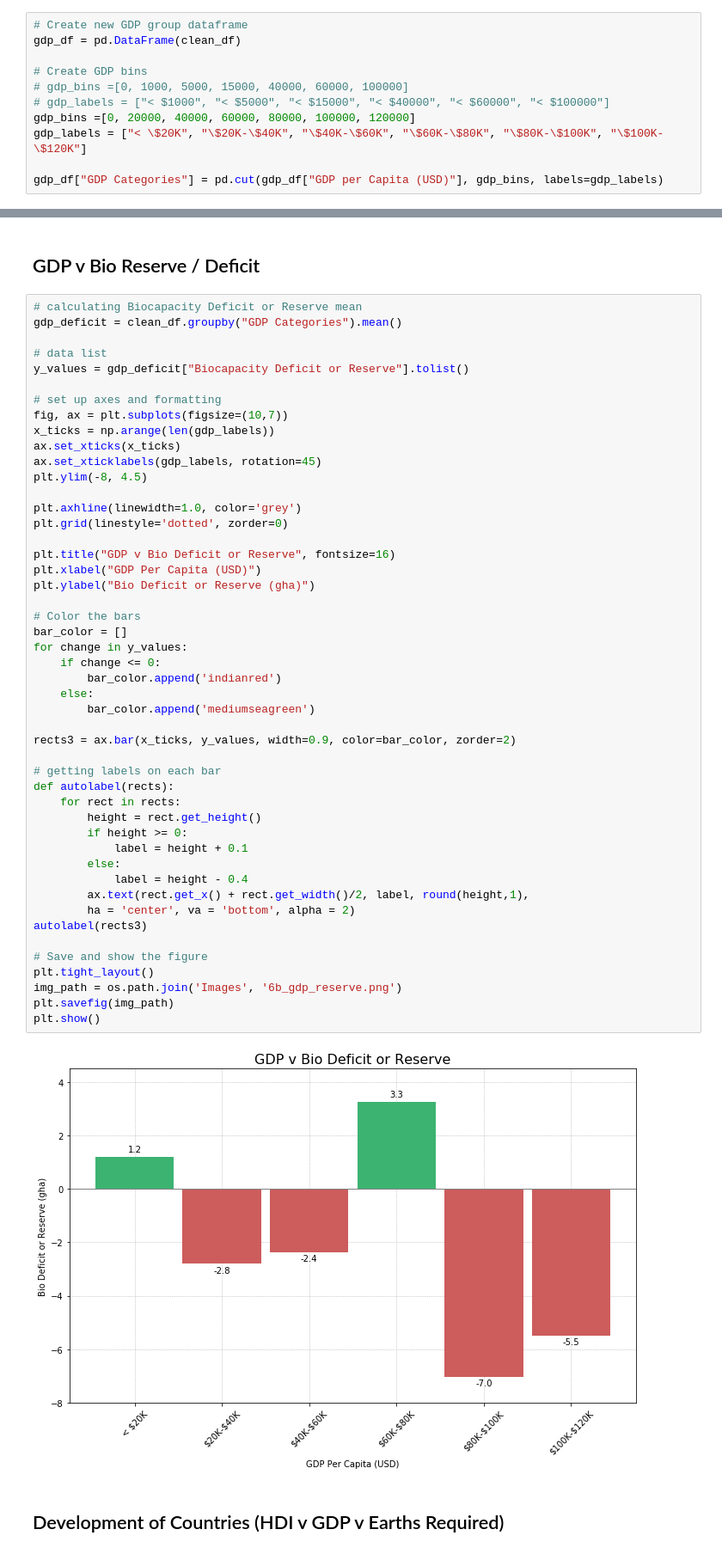
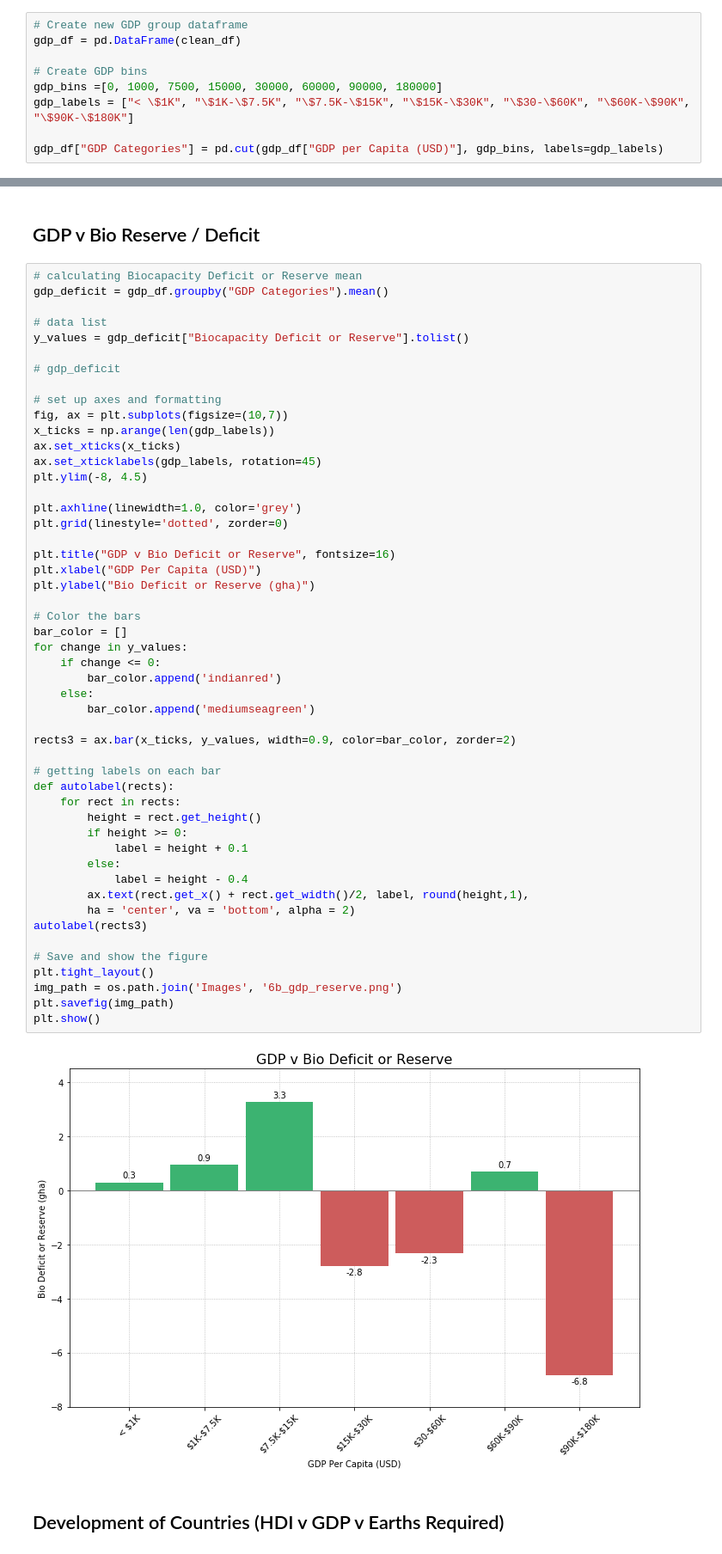
Before and after one commit to limbz-sami/Eco_footprint, a Jupyter notebook: eco_analysis.ipynb, the cells around one changed output, grey strips where cells are left out. Shown at 86% size. Drawn from its saved outputs; the diff is of its cells as text.

```diff
--- a/eco_analysis.ipynb
+++ b/eco_analysis.ipynb
@@ -391,10 +391,8 @@ plt.show()
 gdp_df = pd.DataFrame(clean_df)
 
 # Create GDP bins
-# gdp_bins =[0, 1000, 5000, 15000, 40000, 60000, 100000]
-# gdp_labels = ["< $1000", "< $5000", "< $15000", "< $40000", "< $60000", "< $100000"]
-gdp_bins =[0, 20000, 40000, 60000, 80000, 100000, 120000]
-gdp_labels = ["< \$20K", "\$20K-\$40K", "\$40K-\$60K", "\$60K-\$80K", "\$80K-\$100K", "\$100K-\$120K"]
+gdp_bins =[0, 1000, 7500, 15000, 30000, 60000, 90000, 180000]
+gdp_labels = ["< \$1K", "\$1K-\$7.5K", "\$7.5K-\$15K", "\$15K-\$30K", "\$30-\$60K", "\$60K-\$90K", "\$90K-\$180K"]
 
 gdp_df["GDP Categories"] = pd.cut(gdp_df["GDP per Capita (USD)"], gdp_bins, labels=gdp_labels)
 # %%
@@ -437,10 +435,12 @@ plt.show()
 ## GDP v Bio Reserve / Deficit
 # %%
 # calculating Biocapacity Deficit or Reserve mean
-gdp_deficit = clean_df.groupby("GDP Categories").mean()
+gdp_deficit = gdp_df.groupby("GDP Categories").mean()
 
 # data list
 y_values = gdp_deficit["Biocapacity Deficit or Reserve"].tolist()
+
+# gdp_deficit
 
 # set up axes and formatting
 fig, ax = plt.subplots(figsize=(10,7))
@@ -457,34 +457,34 @@ plt.xlabel("GDP Per Capita (USD)")
 plt.ylabel("Bio Deficit or Reserve (gha)")
 
 # Color the bars
 bar_color = []
 for change in y_values:
     if change <= 0:
         bar_color.append('indianred')
     else:
         bar_color.append('mediumseagreen')
 
 rects3 = ax.bar(x_ticks, y_values, width=0.9, color=bar_color, zorder=2)
 
 # getting labels on each bar
 def autolabel(rects):
     for rect in rects:
         height = rect.get_height()
         if height >= 0:
             label = height + 0.1
         else:
             label = height - 0.4
         ax.text(rect.get_x() + rect.get_width()/2, label, round(height,1),
         ha = 'center', va = 'bottom', alpha = 2)
 autolabel(rects3)
 
 # Save and show the figure
 plt.tight_layout()
 img_path = os.path.join('Images', '6b_gdp_reserve.png')
 plt.savefig(img_path)
 plt.show()
 # %% [output]
-[figure, old version]
+[figure, new version]
 # %% [markdown]
 ## Development of Countries (HDI v GDP v Earths Required)
 # %%
```
Also changed, not shown: parts of 5 cells of this notebook.
